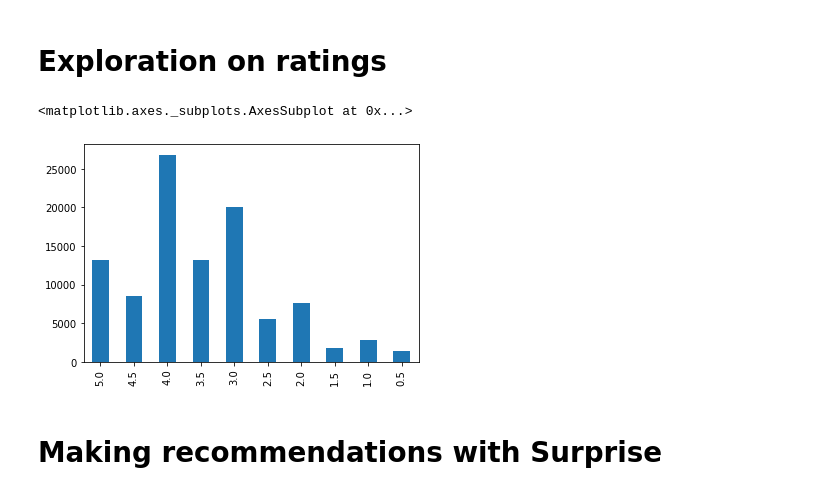
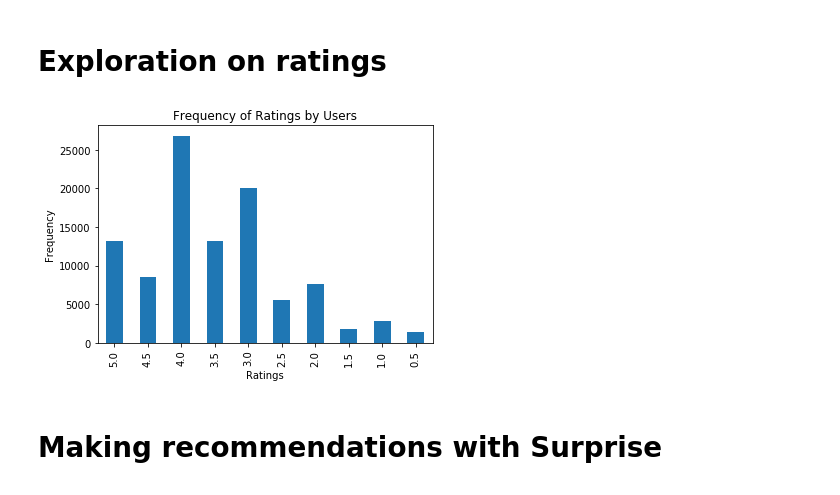
Before and after one commit to chibz3/Movie_Recommendation_Engine, a Jupyter notebook: Rec_eng.ipynb, the cells around one changed output. Saved outputs shown, nothing was run; the diff lists cells and outputs as text; code cells hidden in the pictures.

Commit message:
created ratings image and add to readme

```diff
--- a/Rec_eng.ipynb
+++ b/Rec_eng.ipynb
@@ -128,11 +128,16 @@ plt.show()
 # Exploration on ratings
 # %%
 rate = df['rating'].value_counts().sort_index(ascending=False)
-# %%
-rate.plot(kind="bar")
-# %% [output]
-<matplotlib.axes._subplots.AxesSubplot at 0x...>
-[figure, removed]
+# %%
+fig, ax = plt.subplots()
+ax = rate.plot(kind="bar")
+ax.set_ylabel('Frequency')
+ax.set_xlabel('Ratings')
+ax.set_title('Frequency of Ratings by Users')
+plt.savefig('images/ratings.png')
+plt.show()
+# %% [output]
+[figure, added]
 # %% [markdown]
 
 # Making recommendations with Surprise
```
Also changed, not shown: parts of 6 cells of this notebook, 2 other files.
